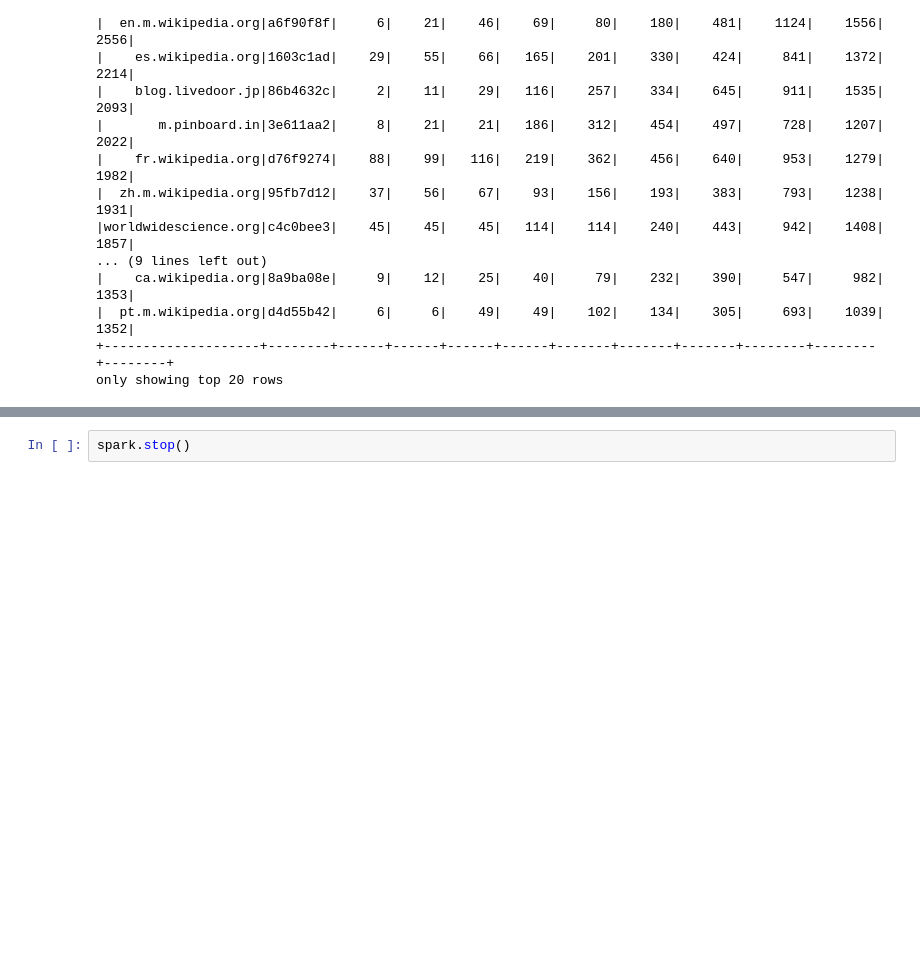
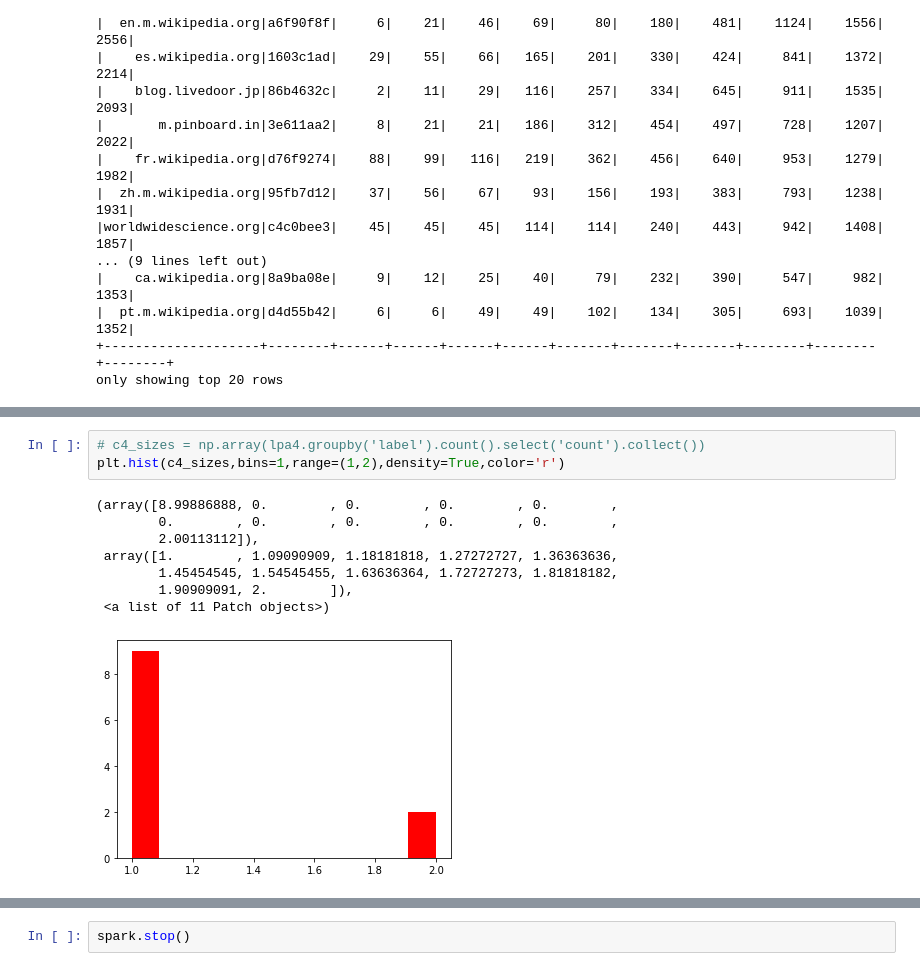
Before and after one commit to antaressgzz/502-web-graph, a Jupyter notebook: web_graph.ipynb, the cells around one changed output, grey strips where cells are left out. Drawn from its saved outputs; the diff is of its cells as text; blank space fills up the shorter version.

```diff
--- a/web_graph.ipynb
+++ b/web_graph.ipynb
@@ -283,0 +291,12 @@ lpa.count()
+# %%
+# c4_sizes = np.array(lpa4.groupby('label').count().select('count').collect())
+plt.hist(c4_sizes,bins=1,range=(1,2),density=True,color='r')
+# %% [output]
+(array([8.99886888, 0.        , 0.        , 0.        , 0.        ,
+        0.        , 0.        , 0.        , 0.        , 0.        ,
+        2.00113112]),
+ array([1.        , 1.09090909, 1.18181818, 1.27272727, 1.36363636,
+        1.45454545, 1.54545455, 1.63636364, 1.72727273, 1.81818182,
+        1.90909091, 2.        ]),
+ <a list of 11 Patch objects>)
+[figure, added]
```
Also changed, not shown: parts of 40 cells of this notebook.
